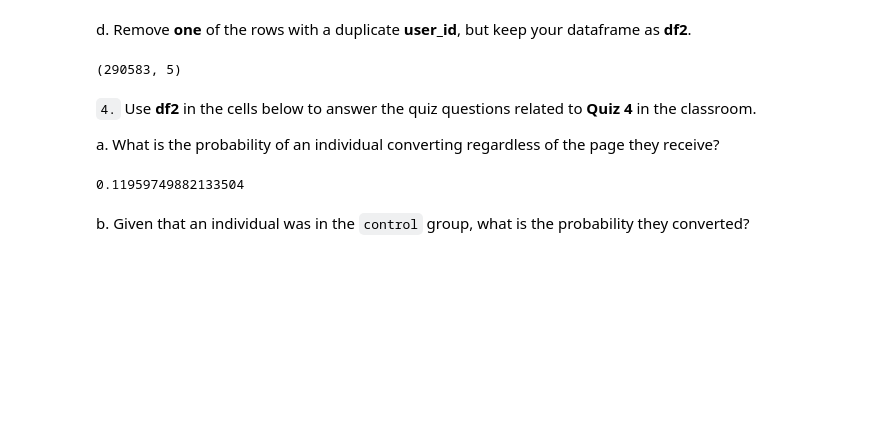
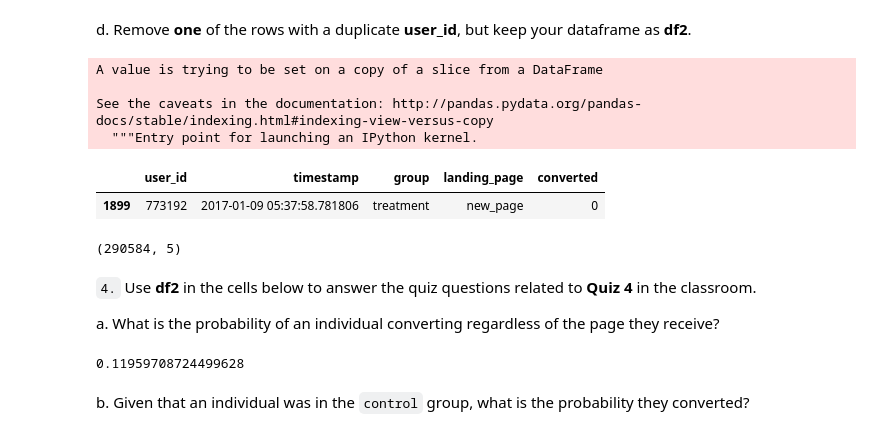
Before and after one commit to vijayelango/AnalyzeABTestResults, a Jupyter notebook: Analyze_ab_test_results_notebook.ipynb, the cells around one changed output. Cells and saved outputs as stored; diff of their text form; code cells hidden in the pictures; blank space fills up the shorter version.

Commit message:
Fix: Section1 feedback 1) Calculate Proportions & interpret results 2) Drop duplicate issue. Retain one record using drop_duplicates function.

```diff
--- a/Analyze_ab_test_results_notebook.ipynb
+++ b/Analyze_ab_test_results_notebook.ipynb
@@ -154,12 +142,21 @@ df4
 | 2893 | 773192 | 2017-01-14 02:55:59.590927 | treatment | new_page | 0 |
 # %% [markdown]
 d. Remove **one** of the rows with a duplicate **user_id**, but keep your dataframe as **df2**.
-# %%
-df2 = df2.query("(user_id != '773192') & (timestamp != '2017-01-14 02:55:59.590927')")
-
-df2.shape
-# %% [output]
-(290583, 5)
+# %%
+df2.drop_duplicates (subset ="user_id", keep = 'first', inplace = True)
+
+df2.query("user_id == 773192")
+# %% [output]
+A value is trying to be set on a copy of a slice from a DataFrame
+
+See the caveats in the documentation: http://pandas.pydata.org/pandas-docs/stable/indexing.html#indexing-view-versus-copy
+  """Entry point for launching an IPython kernel.
+|  | user_id | timestamp | group | landing_page | converted |
+| 1899 | 773192 | 2017-01-09 05:37:58.781806 | treatment | new_page | 0 |
+# %%
+df2.shape
+# %% [output]
+(290584, 5)
 # %% [markdown]
 `4.` Use **df2** in the cells below to answer the quiz questions related to **Quiz 4** in the classroom.
 
@@ -169,7 +166,7 @@ df6 = df2.query("converted == 1").converted.count()/df2.shape[0]
 
 df6
 # %% [output]
-0.11959749882133504
+0.11959708724499628
 # %% [markdown]
 b. Given that an individual was in the `control` group, what is the probability they converted?
 # %%
```
Also changed, not shown: parts of 40 cells of this notebook.
